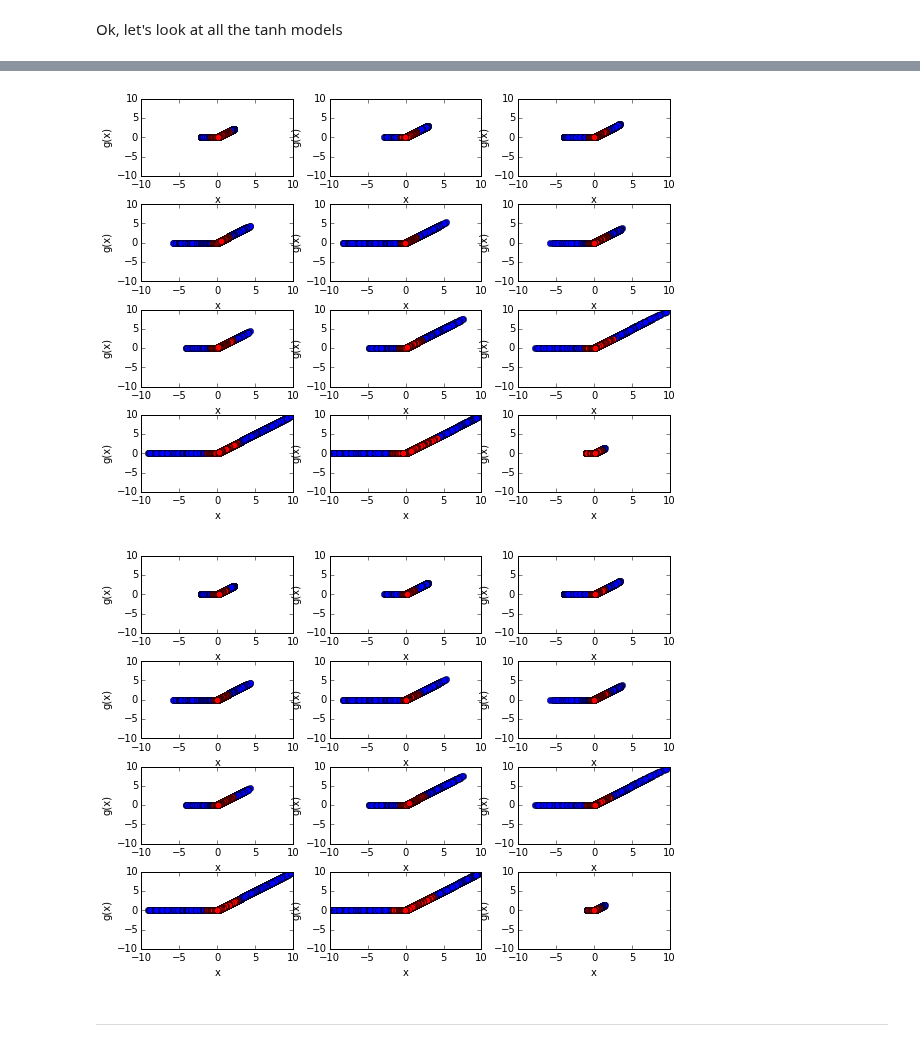
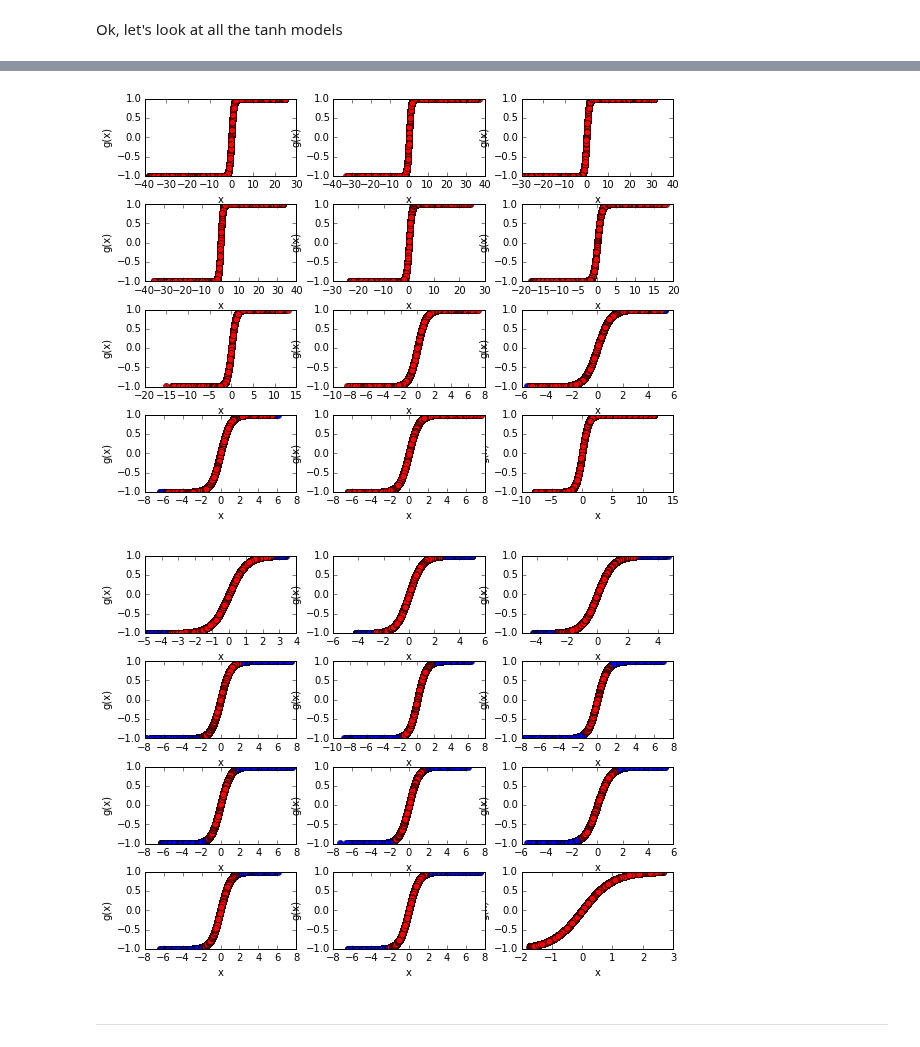
Before and after one commit to christopher-beckham/msc, a Jupyter notebook: experiments/lasagne_additions/skip_layers.ipynb, the cells around one changed output, grey strips where cells are left out. Saved outputs shown, nothing was run; the diff lists cells and outputs as text; code cells hidden in the pictures.

```diff
--- a/experiments/lasagne_additions/skip_layers.ipynb
+++ b/experiments/lasagne_additions/skip_layers.ipynb
@@ -244,7 +244,10 @@ def get_net(l_out, data, args={}):
         grads = total_norm_constraint( T.grad(loss, params), max_norm=args["max_norm"])
     else:
         grads = T.grad(loss, params)
-    updates = nesterov_momentum(grads, params, learning_rate=0.01, momentum=0.9)
+    if "rmsprop" in args:
+        updates = rmsprop(grads, params, learning_rate=0.01)
+    else:
+        updates = nesterov_momentum(grads, params, learning_rate=0.01, momentum=0.9)
     # index fns
     bs = args["batch_size"]
     X_train, y_train, X_valid, y_valid = data
@@ -591,16 +557,16 @@ fig.tight_layout()
 for i in range(0,4*3):
     plt.subplot(4,3,i)
     plt.figure
-    plt.xlim(-10, 10)
-    plt.ylim(-10, 10)
+    #plt.xlim(-20, 20)
+    plt.ylim(-1, 1)
     plt.ylabel("g(x)")
     plt.xlabel("x")
     plt.plot(
-        models["relu"][0.0]["outs_without_nonlinearity"](X_train.get_value()[0:100])[i].flatten(),
-        models["relu"][0.0]["outs_with_nonlinearity"](X_train.get_value()[0:100])[i].flatten(),
+        models["tanh"][0.0]["outs_without_nonlinearity"](X_train.get_value()[0:100])[i].flatten(),
+        models["tanh"][0.0]["outs_with_nonlinearity"](X_train.get_value()[0:100])[i].flatten(),
         "bo",
-        models["relu"][0.25]["outs_without_nonlinearity"](X_train.get_value()[0:100])[i].flatten(),
-        models["relu"][0.25]["outs_with_nonlinearity"](X_train.get_value()[0:100])[i].flatten(),
+        models["tanh"][0.25]["outs_without_nonlinearity"](X_train.get_value()[0:100])[i].flatten(),
+        models["tanh"][0.25]["outs_with_nonlinearity"](X_train.get_value()[0:100])[i].flatten(),
         "ro",
     )
 # %% [output]
@@ -610,40 +577,40 @@ fig, axes = plt.subplots(nrows=4, ncols=3, figsize=(8,6))
 fig.tight_layout()
 for i in range(0,4*3):
     plt.subplot(4,3,i)
-    plt.xlim(-10, 10)
-    plt.ylim(-10, 10)
+    #plt.xlim(-10, 10)
+    plt.ylim(-1, 1)
     plt.ylabel("g(x)")
     plt.xlabel("x")
     plt.plot(
-        models["relu"][0.0]["outs_without_nonlinearity"](X_train.get_value()[0:100])[i].flatten(),
-        models["relu"][0.0]["outs_with_nonlinearity"](X_train.get_value()[0:100])[i].flatten(),
+        models["tanh"][0.0]["outs_without_nonlinearity"](X_train.get_value()[0:100])[i].flatten(),
+        models["tanh"][0.0]["outs_with_nonlinearity"](X_train.get_value()[0:100])[i].flatten(),
         "bo",
-        models["relu"][0.5]["outs_without_nonlinearity"](X_train.get_value()[0:100])[i].flatten(),
-        models["relu"][0.5]["outs_with_nonlinearity"](X_train.get_value()[0:100])[i].flatten(),
+        models["tanh"][0.5]["outs_without_nonlinearity"](X_train.get_value()[0:100])[i].flatten(),
+        models["tanh"][0.5]["outs_with_nonlinearity"](X_train.get_value()[0:100])[i].flatten(),
         "ro",
     )
 # %% [output]
-[figure, old version]
+[figure, new version]
 # %%
 fig, axes = plt.subplots(nrows=4, ncols=3, figsize=(8,6))
 fig.tight_layout()
 for i in range(0,4*3):
     plt.subplot(4,3,i)
     plt.figure
-    plt.xlim(-10, 10)
-    plt.ylim(-10, 10)
+    #plt.xlim(-10, 10)
+    plt.ylim(-1, 1)
     plt.ylabel("g(x)")
     plt.xlabel("x")
     plt.plot(
-        models["relu"][0.0]["outs_without_nonlinearity"](X_train.get_value()[0:100])[i].flatten(),
-        models["relu"][0.0]["outs_with_nonlinearity"](X_train.get_value()[0:100])[i].flatten(),
+        models["tanh"][0.0]["outs_without_nonlinearity"](X_train.get_value()[0:100])[i].flatten(),
+        models["tanh"][0.0]["outs_with_nonlinearity"](X_train.get_value()[0:100])[i].flatten(),
         "bo",
-        models["relu"][0.75]["outs_without_nonlinearity"](X_train.get_value()[0:100])[i].flatten(),
-        models["relu"][0.75]["outs_with_nonlinearity"](X_train.get_value()[0:100])[i].flatten(),
+        models["tanh"][0.75]["outs_without_nonlinearity"](X_train.get_value()[0:100])[i].flatten(),
+        models["tanh"][0.75]["outs_with_nonlinearity"](X_train.get_value()[0:100])[i].flatten(),
         "ro",
     )
 # %% [output]
-[figure, old version]
+[figure, new version]
 # %% [markdown]
 ----
 # %%
```
Also changed, not shown: parts of 9 cells of this notebook, 1 other file.
